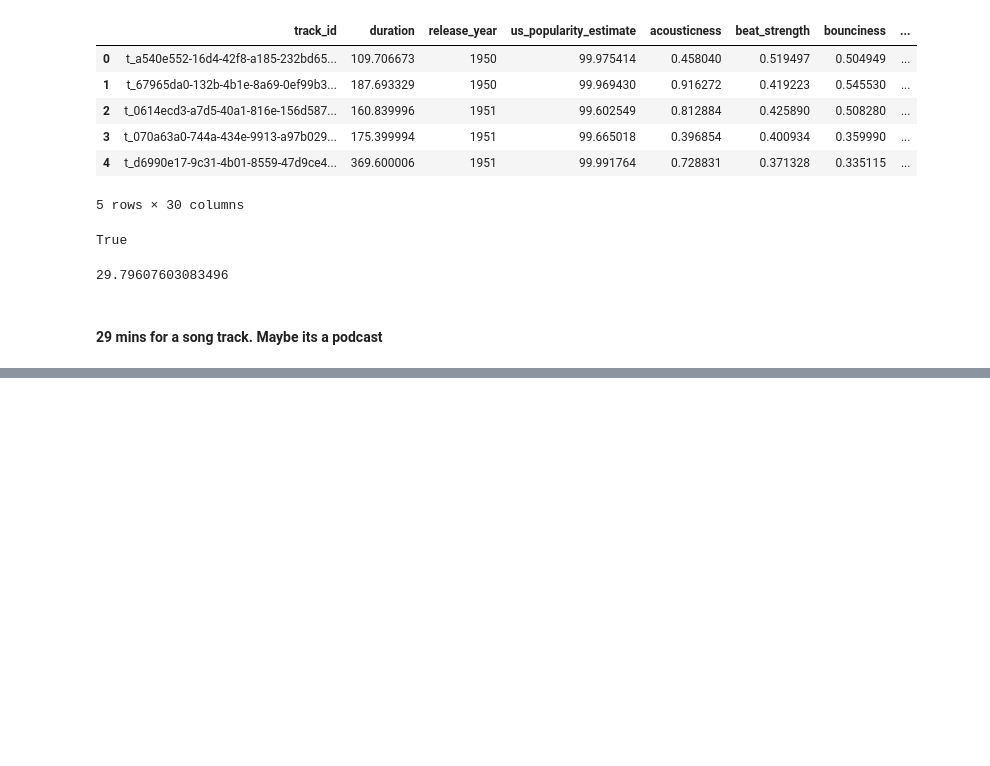
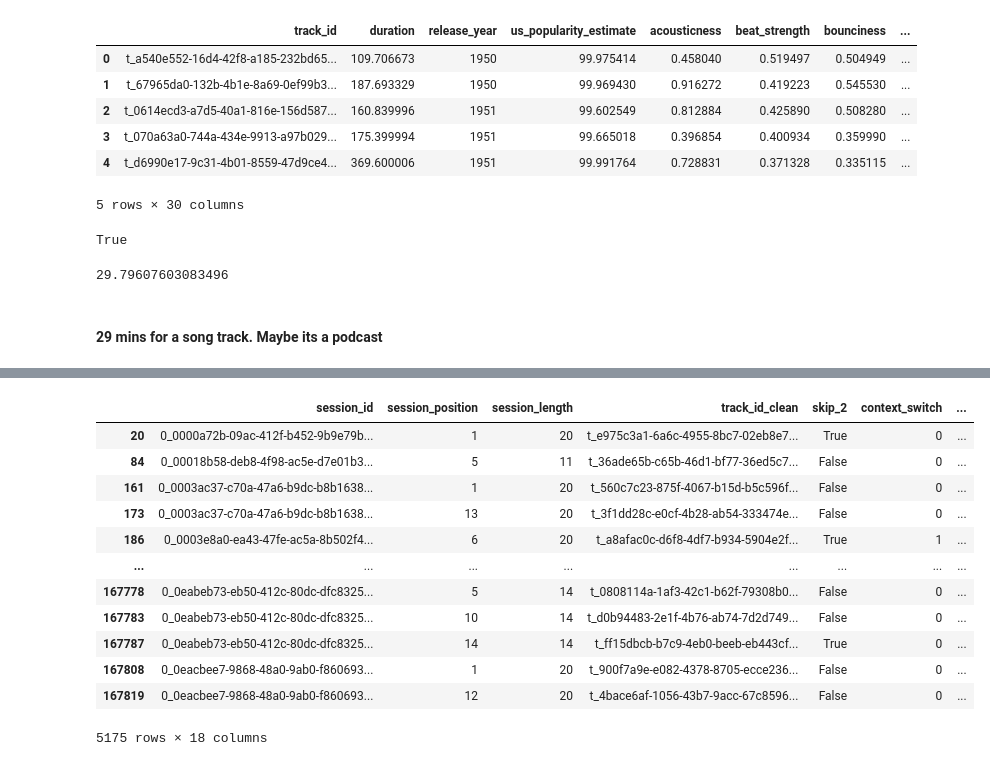
Before and after one commit to AbiirBarounii/Spotify-Skip-Prediction, a Jupyter notebook: notebook_copy.ipynb, the cells around one changed output, grey strips where cells are left out. Drawn from its saved outputs; the diff is of its cells as text; code cells hidden in the pictures; blank space fills up the shorter version.

```diff
--- a/notebook_copy.ipynb
+++ b/notebook_copy.ipynb
@@ -125,0 +371,16 @@ df_track['duration'].max() * 0.0166667
+# %%
+df_logs_mod[df_logs_mod['hist_user_behavior_n_seekback'] != 0]['']
+# %% [output]
+|  | session_id | session_position | session_length | track_id_clean | skip_2 | context_switch | ... |
+| 20 | 0_0000a72b-09ac-412f-b452-9b9e79b... | 1 | 20 | t_e975c3a1-6a6c-4955-8bc7-02eb8e7... | True | 0 | ... |
+| 84 | 0_00018b58-deb8-4f98-ac5e-d7e01b3... | 5 | 11 | t_36ade65b-c65b-46d1-bf77-36ed5c7... | False | 0 | ... |
+| 161 | 0_0003ac37-c70a-47a6-b9dc-b8b1638... | 1 | 20 | t_560c7c23-875f-4067-b15d-b5c596f... | False | 0 | ... |
+| 173 | 0_0003ac37-c70a-47a6-b9dc-b8b1638... | 13 | 20 | t_3f1dd28c-e0cf-4b28-ab54-333474e... | False | 0 | ... |
+| 186 | 0_0003e8a0-ea43-47fe-ac5a-8b502f4... | 6 | 20 | t_a8afac0c-d6f8-4df7-b934-5904e2f... | True | 1 | ... |
+| ... | ... | ... | ... | ... | ... | ... | ... |
+| 167778 | 0_0eabeb73-eb50-412c-80dc-dfc8325... | 5 | 14 | t_0808114a-1af3-42c1-b62f-79308b0... | False | 0 | ... |
+| 167783 | 0_0eabeb73-eb50-412c-80dc-dfc8325... | 10 | 14 | t_d0b94483-2e1f-4b76-ab74-7d2d749... | False | 0 | ... |
+| 167787 | 0_0eabeb73-eb50-412c-80dc-dfc8325... | 14 | 14 | t_ff15dbcb-b7c9-4eb0-beeb-eb443cf... | True | 0 | ... |
+| 167808 | 0_0eacbee7-9868-48a0-9ab0-f860693... | 1 | 20 | t_900f7a9e-e082-4378-8705-ecce236... | False | 0 | ... |
+| 167819 | 0_0eacbee7-9868-48a0-9ab0-f860693... | 12 | 20 | t_4bace6af-1056-43b7-9acc-67c8596... | False | 0 | ... |
+5175 rows × 18 columns
```
Also changed, not shown: parts of 36 cells of this notebook.
